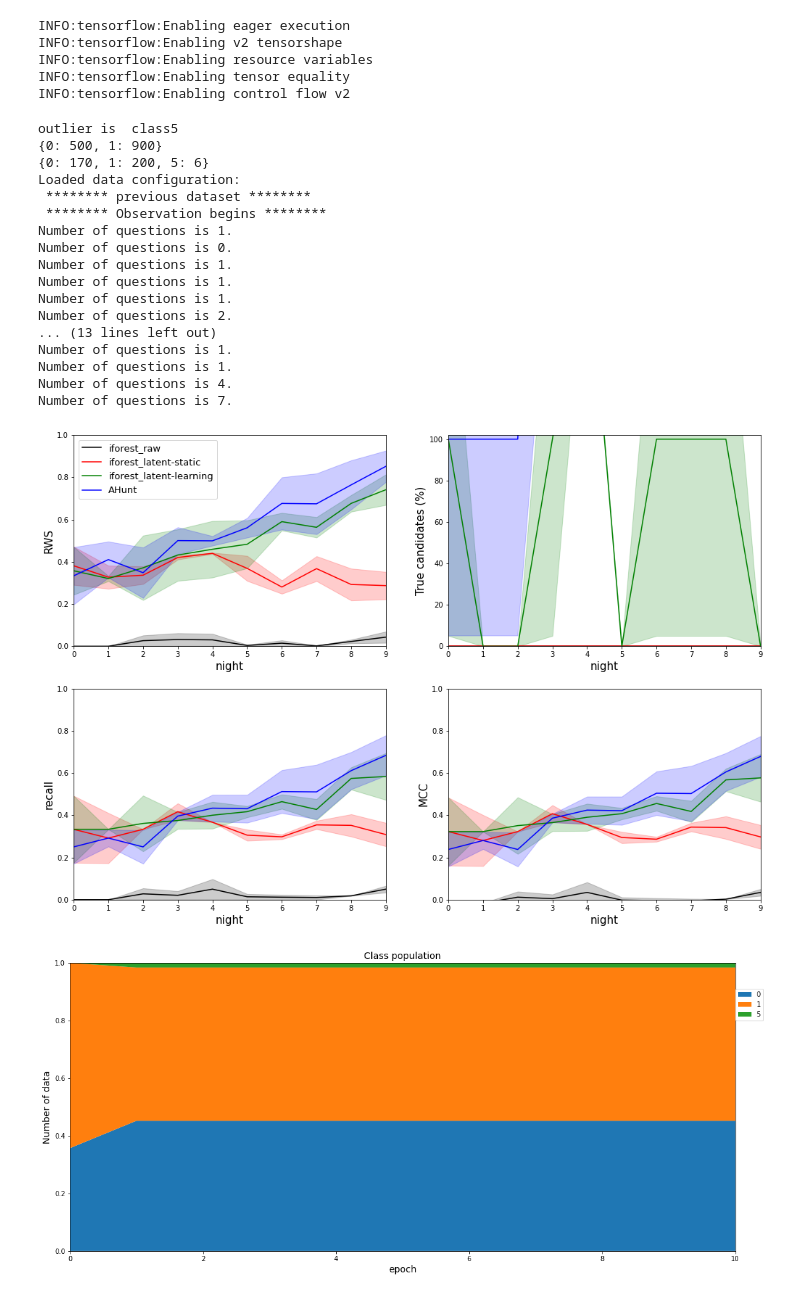
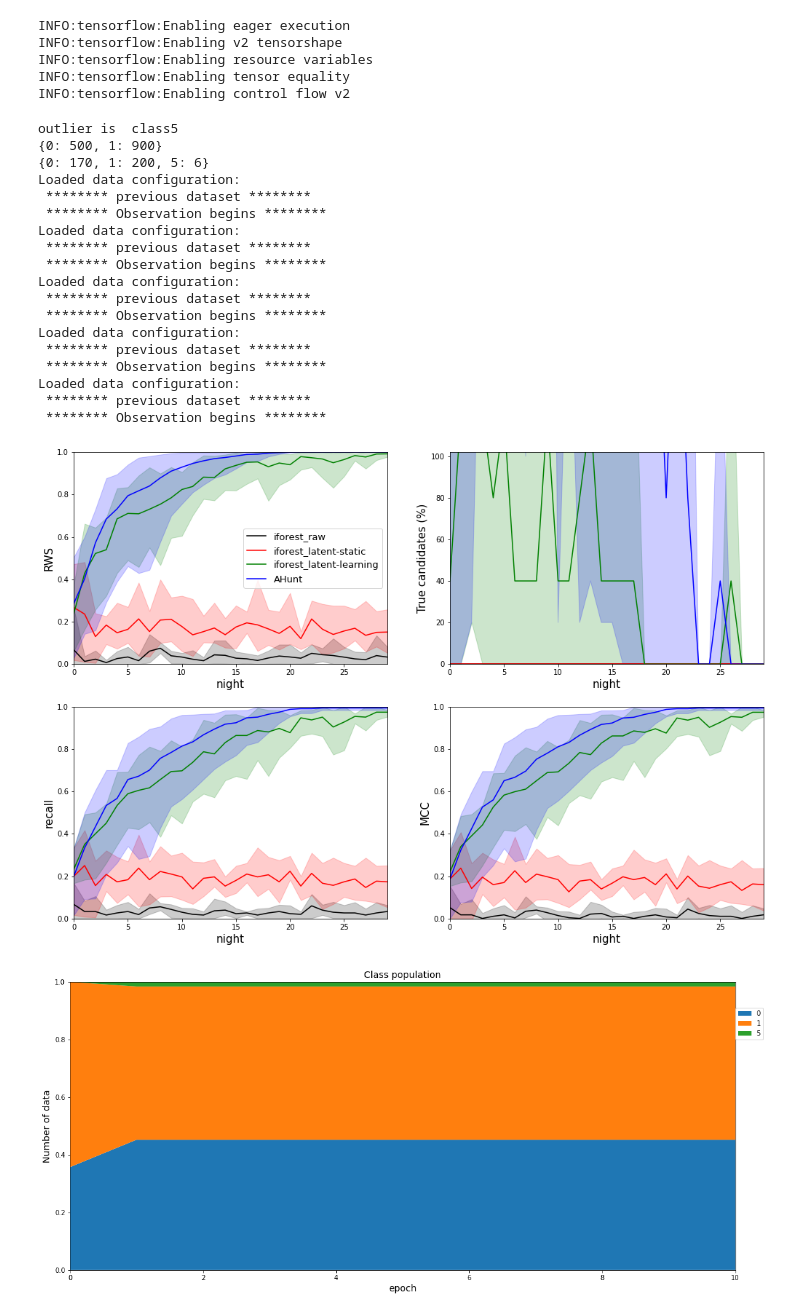
Before and after one commit to vafaei-ar/ahunt, a Jupyter notebook: example.ipynb, the cells around one changed output. Saved outputs shown, nothing was run; the diff lists cells and outputs as text; code cells hidden in the pictures.

```diff
--- a/example.ipynb
+++ b/example.ipynb
@@ -60,50 +60,52 @@ INFO:tensorflow:Enabling tensor equality
 INFO:tensorflow:Enabling control flow v2
 # %%
 fname = 'mnist'
-epochs = 10
+ntry = 5
+n_night = 30
+epochs = 5
 noise = 0.1
-n_night = 10
 outlier_ind = 5
 
 n_questions = 0.5 # can be an integer or an array of numbers np.random.randint(3,7,n_night)
 
 pre_data_config = {0:500,1:900}
 obs_plan = 10*[{0:170,1:200,outlier_ind:6}]#+10*[{0:170,1:200,outlier_ind:5,6:7}]+10*[{0:170,1:200,outlier_ind:4,7:20,8:100}]
 
 n_questions = ah.run_for(fname=fname,
                       epochs = epochs,
                       noise = noise,
                       n_night=n_night,
                       nightly=False,
-                      ntry = 2,
+                      ntry = ntry,
                       givey = True,
                       n_questions = n_questions,
 #                       n_class = 3,
                       outlier_ind = outlier_ind,
                       pre_data_config = pre_data_config,
                       obs_plan = obs_plan,
                       nmin_pre=None,
                       prefix='figs/plan_zmu-')
 z_mus,lbls = ah.plot_for(fname=fname,n_questions=n_questions,prefix='figs/plan_zmu-')
 # %% [output]
 outlier is  class5
 {0: 500, 1: 900}
 {0: 170, 1: 200, 5: 6}
 Loaded data configuration:
  ******** previous dataset ********
  ******** Observation begins ********
-Number of questions is 1.
-Number of questions is 0.
-Number of questions is 1.
-Number of questions is 1.
-Number of questions is 1.
-Number of questions is 2.
-... (13 lines left out)
-Number of questions is 1.
-Number of questions is 1.
-Number of questions is 4.
-Number of questions is 7.
+Loaded data configuration:
+ ******** previous dataset ********
+ ******** Observation begins ********
+Loaded data configuration:
+ ******** previous dataset ********
+ ******** Observation begins ********
+Loaded data configuration:
+ ******** previous dataset ********
+ ******** Observation begins ********
+Loaded data configuration:
+ ******** previous dataset ********
+ ******** Observation begins ********
-[figure, old version]
+[figure, new version]
 # %%
 plan_tot = [pre_data_config]+obs_plan
 population_by_group = ah.plot_population(plan_tot)
```
Also changed, not shown: parts of 15 cells of this notebook, 5 other files.
